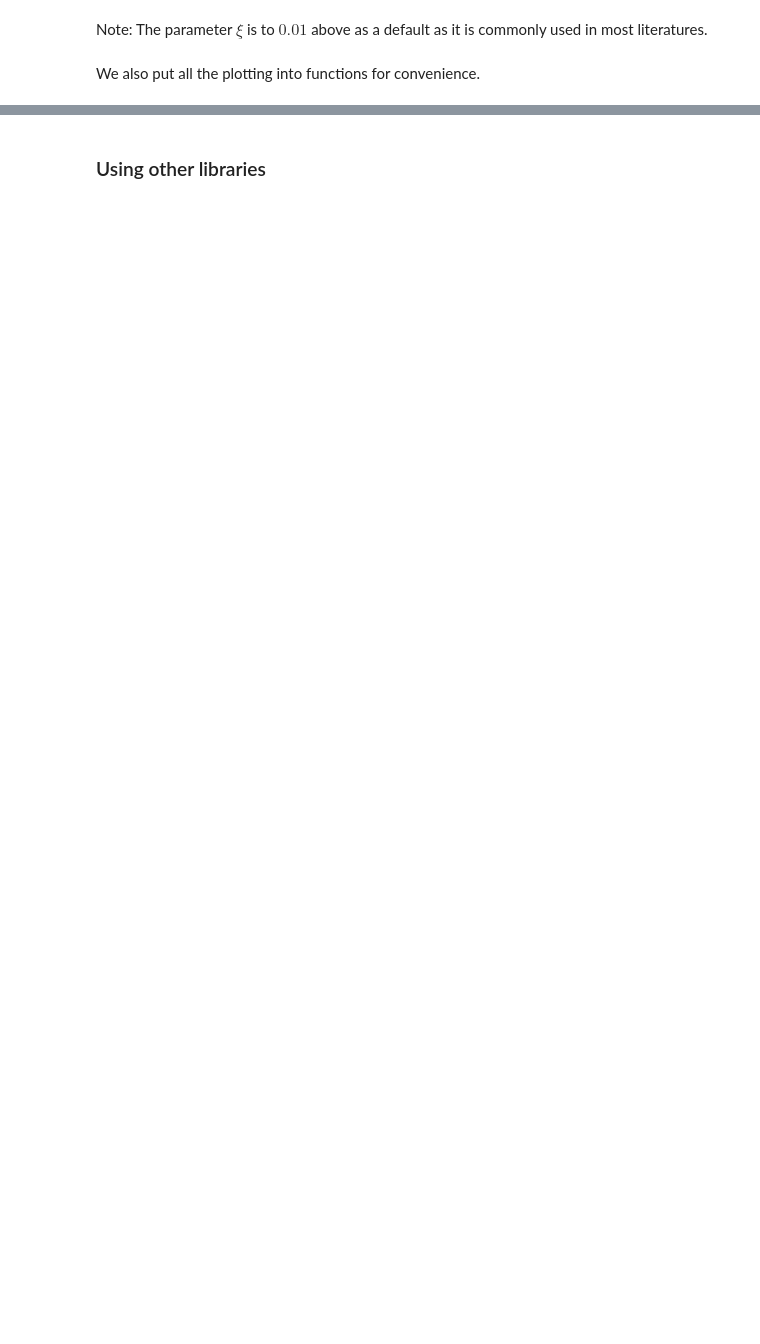
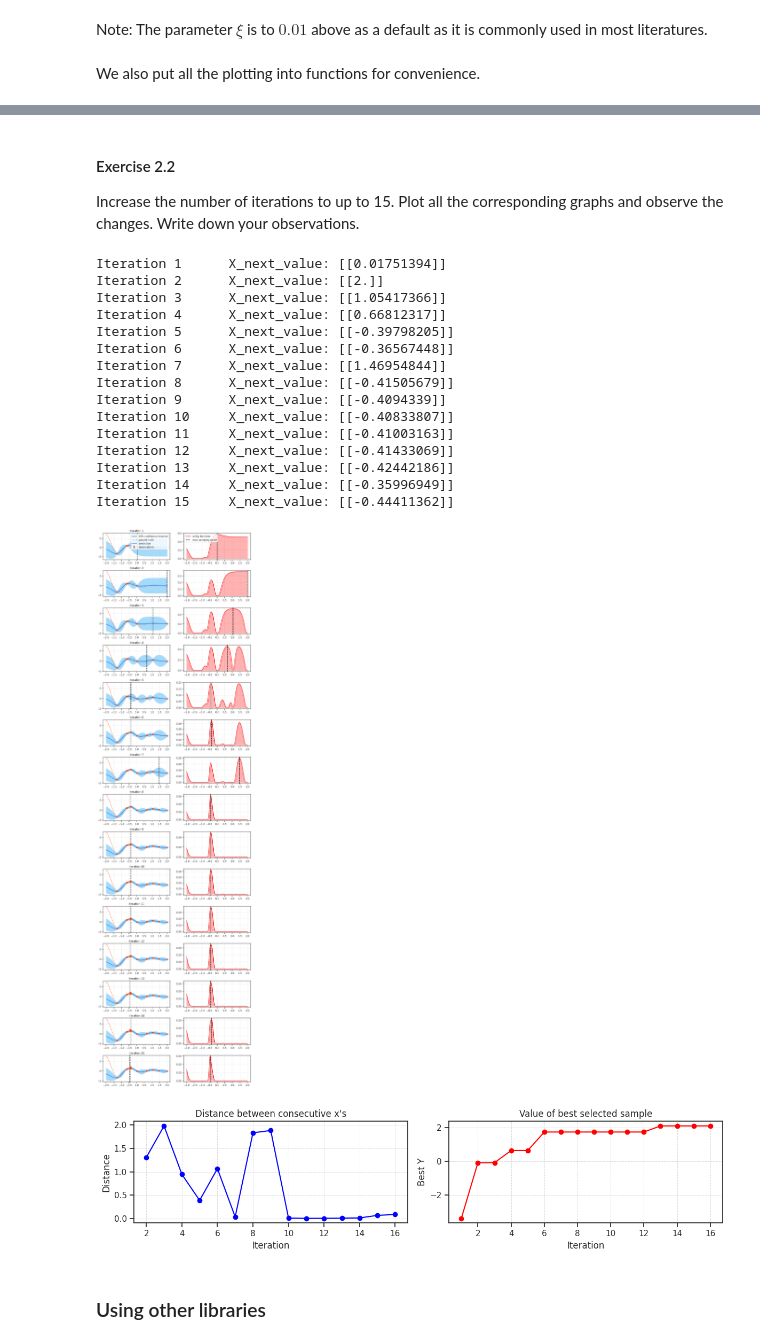
Before and after one commit to ritzann/2024-thrill-school-gp-bo, a Jupyter notebook: my_notebooks/1-BO-GP-I.ipynb, the cells around one changed output, grey strips where cells are left out. Saved outputs shown, nothing was run; the diff lists cells and outputs as text; code cells hidden in the pictures; blank space fills up the shorter version.

```diff
--- a/my_notebooks/1-BO-GP-I.ipynb
+++ b/my_notebooks/1-BO-GP-I.ipynb
@@ -403,2 +411,62 @@ plt.show()  # Display the plots
+# %% [markdown]
+#### Exercise 2.2
+
+Increase the number of iterations to up to 15. Plot all the corresponding graphs and observe the changes. Write down your observations.
+# %%
+# Number of iterations
+n_iter = 15
+
+X_train = X_init
+Y_train = Y_init
+
+fig, axes = plt.subplots(n_iter, 2, figsize=(12, n_iter * 3))
+plt.subplots_adjust(hspace=0.4)
+
+for i in range(n_iter):
+    # Update the Gaussian process with the current training data
+    gp.fit(X_train, Y_train)
+
+    # Suggest the next sampling point using the acquisition function (Expected Improvement)
+    X_next = suggest_next_sample(expected_improvement, X_train, Y_train, gp, bounds)
+    print(f'Iteration {i+1}\t X_next_value: {X_next}')
+    # Obtain the next (possibly noisy) sample from the objective function
+    Y_next = f(X_next, noise_level)
+
+    # Plot the GP approximation, noisy samples, and the next sampling point
+    plot_prediction(axes[i, 0], gp, X, Y, X_train, Y_train, X_next, show_legend=(i == 0))
+    axes[i, 0].set_title(f'Iteration {i+1}')
+
+    # print("X.shape",X.shape,"X_train.shape",X_train.shape,"Y_train.shape:",Y_train.shape)
+    # Plot the acquisition (utility) function and the proposed next sample
+    ei_values = expected_improvement(X, X_train, Y_train, gp)
+    # print("ei_values.shape")
+    plot_utility(axes[i, 1], X, ei_values, X_next, show_legend=(i == 0))
+
+    # Add the new sample to the training set
+    X_train = np.vstack((X_train, X_next))
+    Y_train = np.vstack((Y_train, Y_next))
+
+
+fig, ax = plt.subplots(1, 2, figsize=(12, 3))  # Create subplots
+plot_convergence(ax, X_train, Y_train)
+plt.show()  # Display the plots
+# %% [output]
+Iteration 1      X_next_value: [[0.01751394]]
+Iteration 2      X_next_value: [[2.]]
+Iteration 3      X_next_value: [[1.05417366]]
+Iteration 4      X_next_value: [[0.66812317]]
+Iteration 5      X_next_value: [[-0.39798205]]
+Iteration 6      X_next_value: [[-0.36567448]]
+Iteration 7      X_next_value: [[1.46954844]]
+Iteration 8      X_next_value: [[-0.41505679]]
+Iteration 9      X_next_value: [[-0.4094339]]
+Iteration 10     X_next_value: [[-0.40833807]]
+Iteration 11     X_next_value: [[-0.41003163]]
+Iteration 12     X_next_value: [[-0.41433069]]
+Iteration 13     X_next_value: [[-0.42442186]]
+Iteration 14     X_next_value: [[-0.35996949]]
+Iteration 15     X_next_value: [[-0.44411362]]
+[figure, added]
+[figure, added]
 # %% [markdown]
 ### Using other libraries
```
Also changed, not shown: parts of 17 cells of this notebook.
